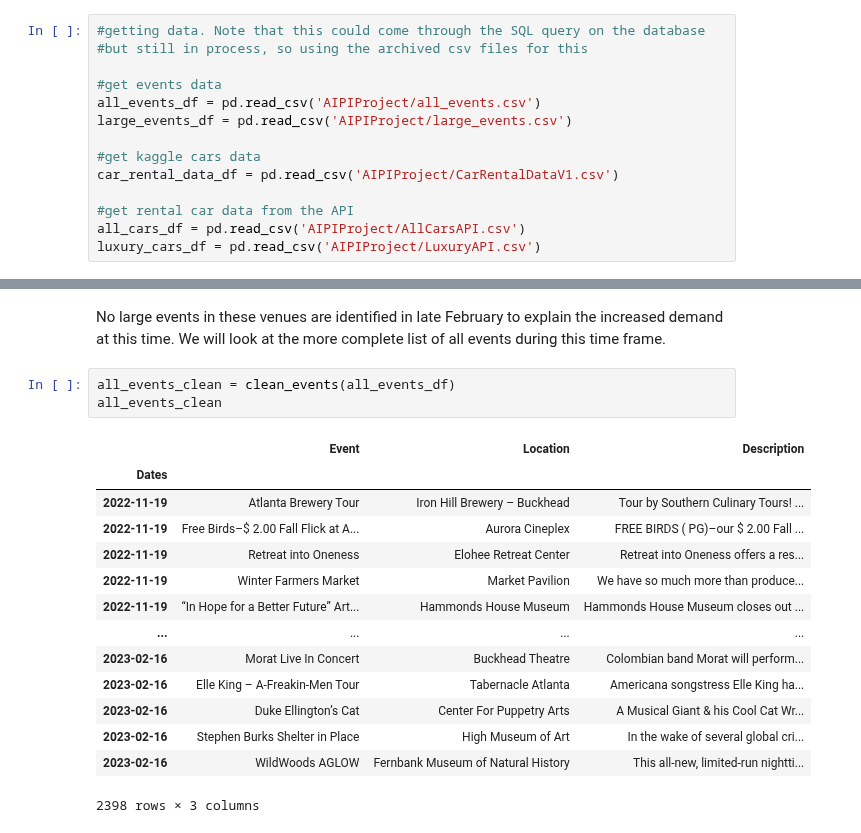
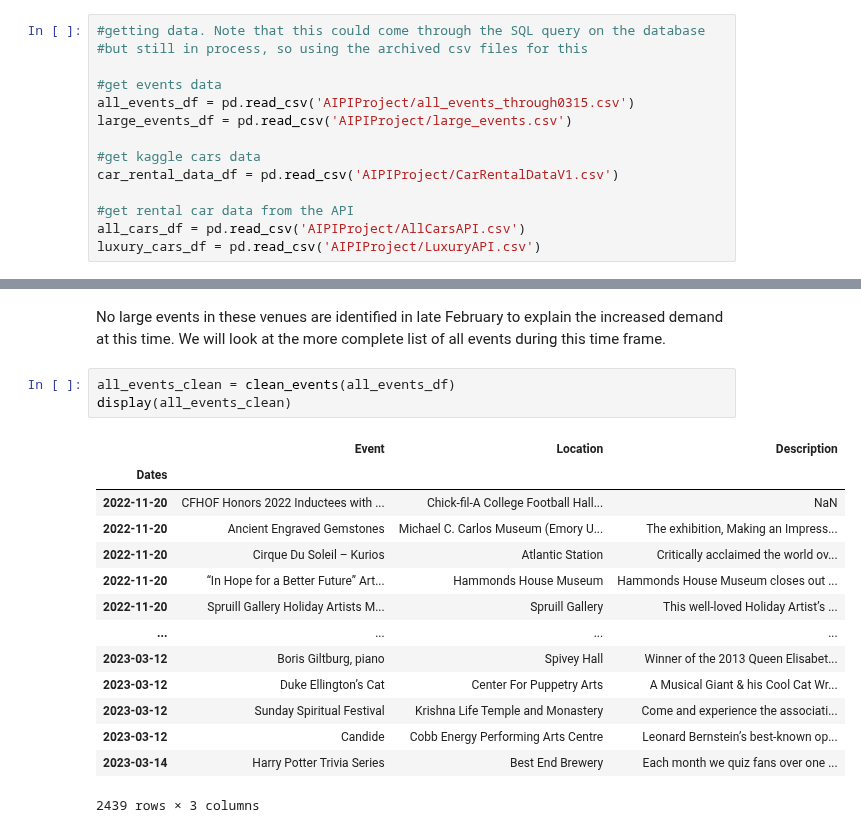
Before and after one commit to JADukeAIPI/AIPIProject, a Jupyter notebook: EDA_and_modeling.ipynb, the cells around one changed output, grey strips where cells are left out. Saved outputs shown, nothing was run; the diff lists cells and outputs as text.

```diff
--- a/EDA_and_modeling.ipynb
+++ b/EDA_and_modeling.ipynb
@@ -26,7 +26,7 @@ fatal: destination path 'AIPIProject' already exists and is not an empty directo
 #but still in process, so using the archived csv files for this
 
 #get events data
-all_events_df = pd.read_csv('AIPIProject/all_events.csv')
+all_events_df = pd.read_csv('AIPIProject/all_events_through0315.csv')
 large_events_df = pd.read_csv('AIPIProject/large_events.csv')
 
 #get kaggle cars data
@@ -249,21 +249,21 @@ large_events_clean
 No large events in these venues are identified in late February to explain the increased demand at this time. We will look at the more complete list of all events during this time frame.
 # %%
 all_events_clean = clean_events(all_events_df)
-all_events_clean
+display(all_events_clean)
 # %% [output]
 |  | Event | Location | Description |
 | Dates |  |  |  |
-| 2022-11-19 | Atlanta Brewery Tour | Iron Hill Brewery – Buckhead | Tour by Southern Culinary Tours! ... |
-| 2022-11-19 | Free Birds–$ 2.00 Fall Flick at A... | Aurora Cineplex | FREE BIRDS ( PG)–our $ 2.00 Fall ... |
-| 2022-11-19 | Retreat into Oneness | Elohee Retreat Center | Retreat into Oneness offers a res... |
-| 2022-11-19 | Winter Farmers Market | Market Pavilion | We have so much more than produce... |
-| 2022-11-19 | “In Hope for a Better Future” Art... | Hammonds House Museum | Hammonds House Museum closes out ... |
+| 2022-11-20 | CFHOF Honors 2022 Inductees with ... | Chick-fil-A College Football Hall... | NaN |
+| 2022-11-20 | Ancient Engraved Gemstones | Michael C. Carlos Museum (Emory U... | The exhibition, Making an Impress... |
+| 2022-11-20 | Cirque Du Soleil – Kurios | Atlantic Station | Critically acclaimed the world ov... |
+| 2022-11-20 | “In Hope for a Better Future” Art... | Hammonds House Museum | Hammonds House Museum closes out ... |
+| 2022-11-20 | Spruill Gallery Holiday Artists M... | Spruill Gallery | This well-loved Holiday Artist’s ... |
 | ... | ... | ... | ... |
-| 2023-02-16 | Morat Live In Concert | Buckhead Theatre | Colombian band Morat will perform... |
-| 2023-02-16 | Elle King – A-Freakin-Men Tour | Tabernacle Atlanta | Americana songstress Elle King ha... |
-| 2023-02-16 | Duke Ellington’s Cat | Center For Puppetry Arts | A Musical Giant & his Cool Cat Wr... |
-| 2023-02-16 | Stephen Burks Shelter in Place | High Museum of Art | In the wake of several global cri... |
-| 2023-02-16 | WildWoods AGLOW | Fernbank Museum of Natural History | This all-new, limited-run nightti... |
+| 2023-03-12 | Boris Giltburg, piano | Spivey Hall | Winner of the 2013 Queen Elisabet... |
+| 2023-03-12 | Duke Ellington’s Cat | Center For Puppetry Arts | A Musical Giant & his Cool Cat Wr... |
+| 2023-03-12 | Sunday Spiritual Festival | Krishna Life Temple and Monastery | Come and experience the associati... |
+| 2023-03-12 | Candide | Cobb Energy Performing Arts Centre | Leonard Bernstein’s best-known op... |
+| 2023-03-14 | Harry Potter Trivia Series | Best End Brewery | Each month we quiz fans over one ... |
-2398 rows × 3 columns
+2439 rows × 3 columns
 # %%
 late_feb_events = all_events_clean[all_events_clean.index>'2023-02-10']
```
Also changed, not shown: parts of 15 cells of this notebook.
